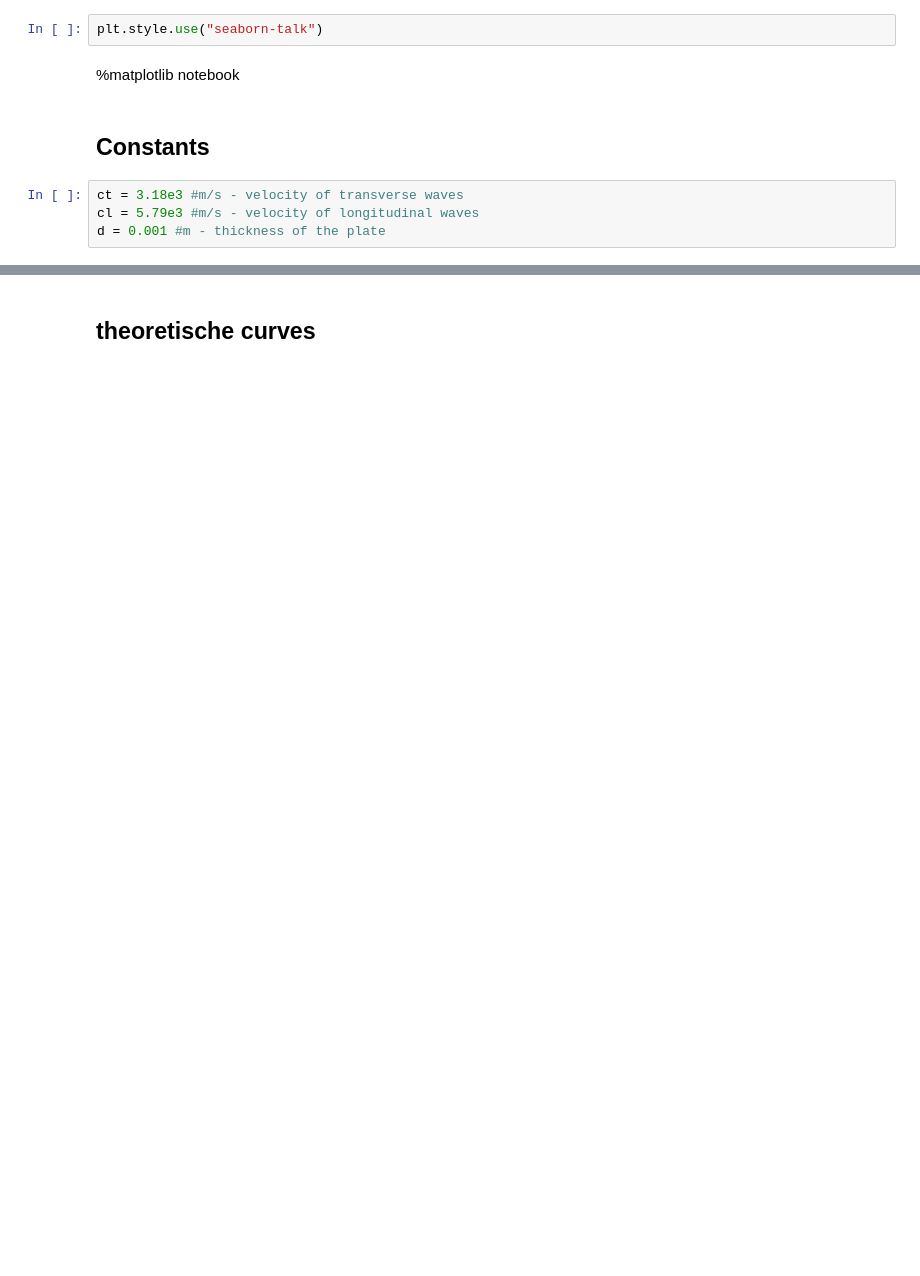
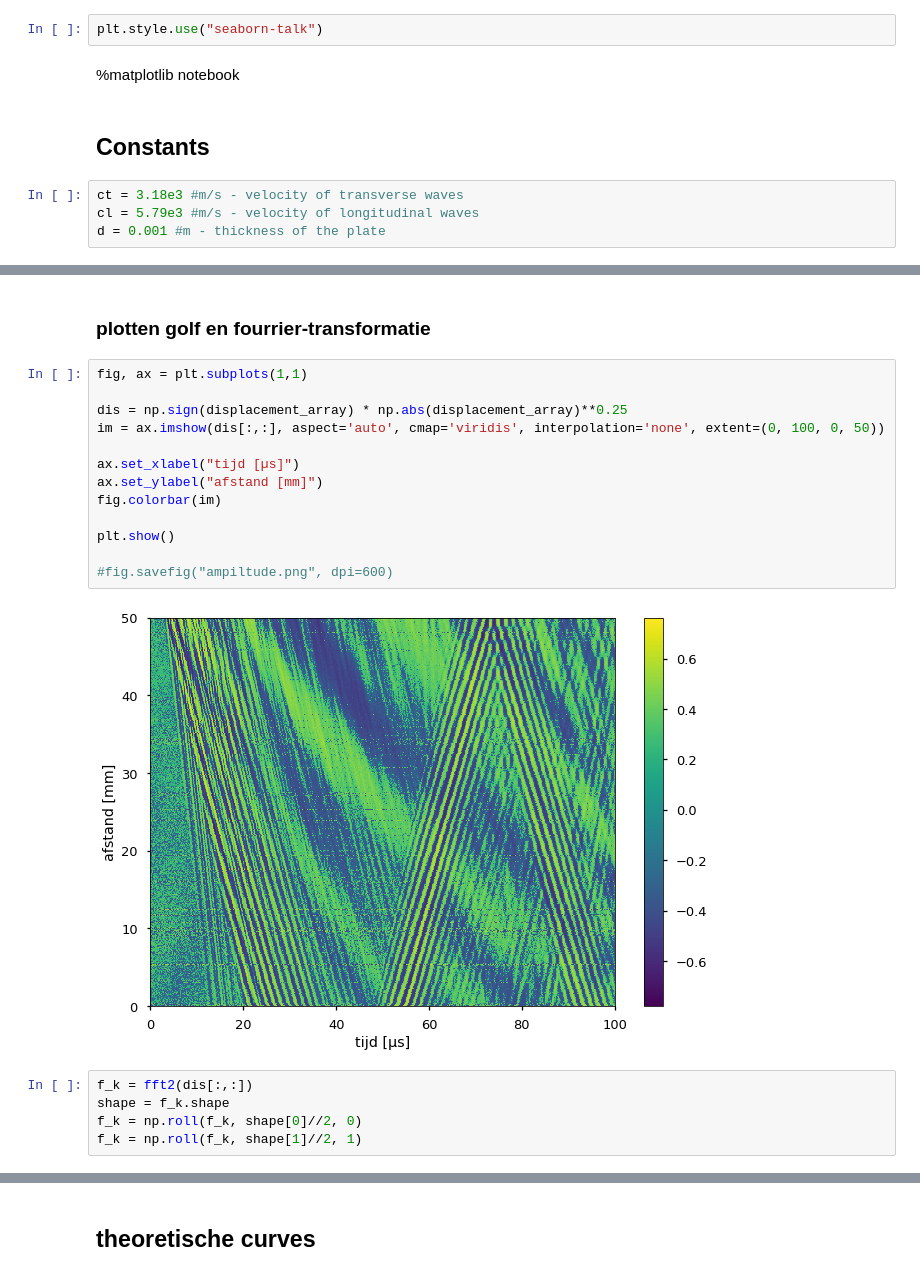
Before and after one commit to Cubedsheep/experimentele-basistechnieken, a Jupyter notebook: Lamb_Waves/Lamb-waves.ipynb, the cells around one changed output, grey strips where cells are left out. Drawn from its saved outputs; the diff is of its cells as text; blank space fills up the shorter version.

```diff
--- a/Lamb_Waves/Lamb-waves.ipynb
+++ b/Lamb_Waves/Lamb-waves.ipynb
@@ -29,0 +61,22 @@ d = 0.001 #m - thickness of the plate
+# %% [markdown]
+### plotten golf en fourrier-transformatie
+# %%
+fig, ax = plt.subplots(1,1)
+
+dis = np.sign(displacement_array) * np.abs(displacement_array)**0.25
+im = ax.imshow(dis[:,:], aspect='auto', cmap='viridis', interpolation='none', extent=(0, 100, 0, 50))
+
+ax.set_xlabel("tijd [µs]")
+ax.set_ylabel("afstand [mm]")
+fig.colorbar(im)
+
+plt.show()
+
+#fig.savefig("ampiltude.png", dpi=600)
+# %% [output]
+[figure, added]
+# %%
+f_k = fft2(dis[:,:])
+shape = f_k.shape
+f_k = np.roll(f_k, shape[0]//2, 0)
+f_k = np.roll(f_k, shape[1]//2, 1)
```
Also changed, not shown: parts of 33 cells of this notebook, 10 other files.
